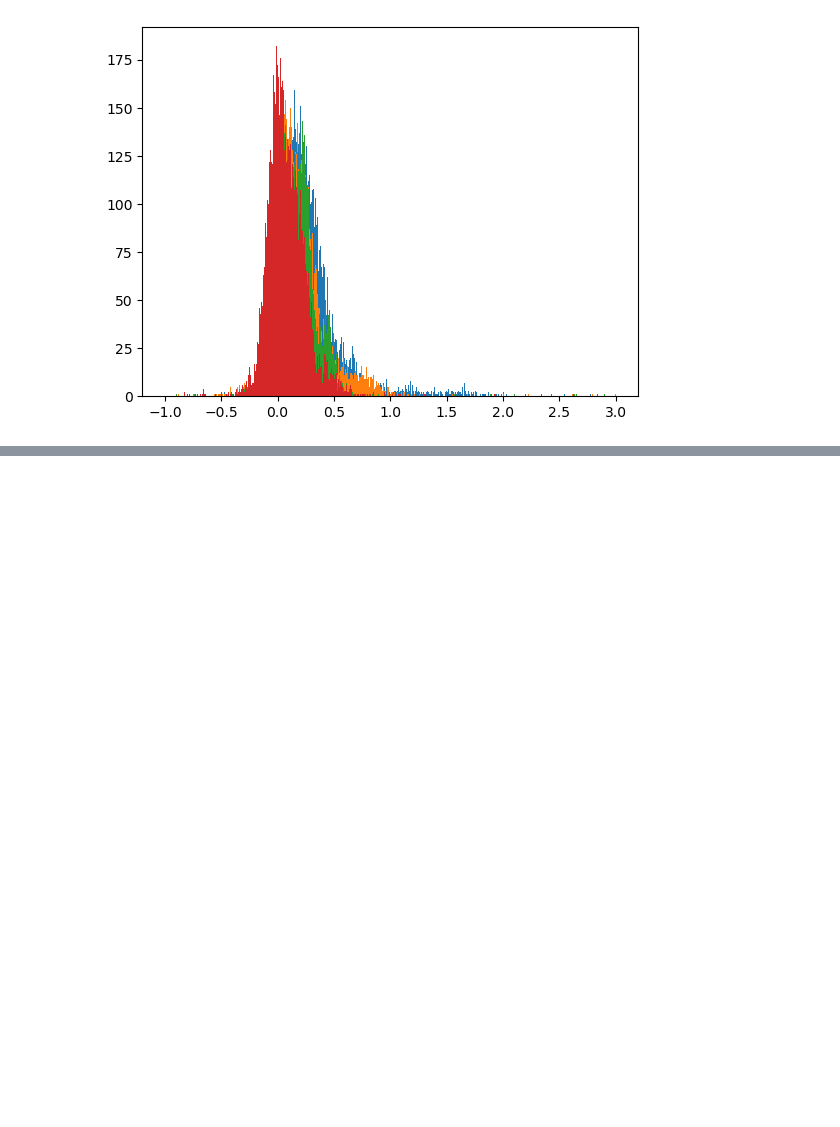
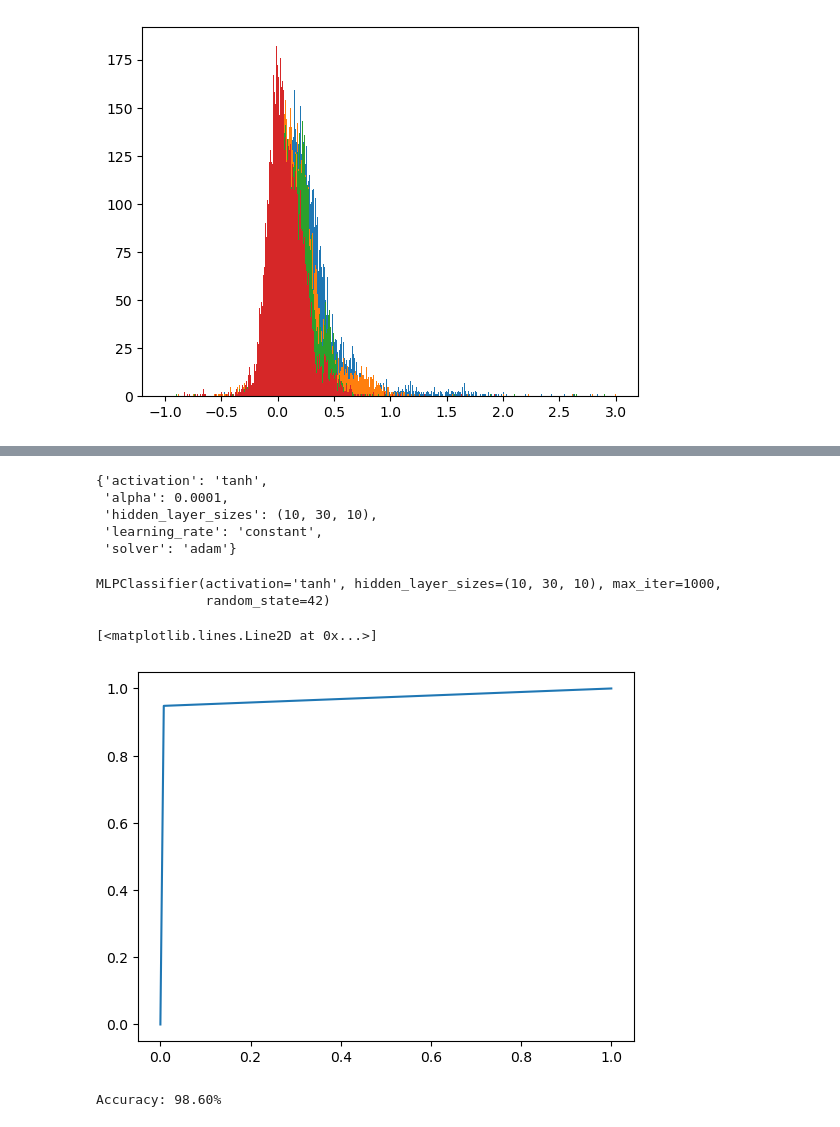
Before and after one commit to Diego-Albano/astrostatistics_bicocca_2025, a Jupyter notebook: working/W19.ipynb, the cells around one changed output, grey strips where cells are left out. Drawn from its saved outputs; the diff is of its cells as text; code cells hidden in the pictures; blank space fills up the shorter version.

```diff
--- a/working/W19.ipynb
+++ b/working/W19.ipynb
@@ -173,0 +255,32 @@ plt.legend()
+# %%
+gs.fit(x_train, y_train)
+gs.best_params_
+#12 minutes
+#l'ho rifatto senza cambiare nulla e l'activation e alpha sono cambiati (?)
+# %% [output]
+{'activation': 'tanh',
+ 'alpha': 0.0001,
+ 'hidden_layer_sizes': (10, 30, 10),
+ 'learning_rate': 'constant',
+ 'solver': 'adam'}
+# %%
+mlp = MLPClassifier(activation="tanh", hidden_layer_sizes=(10, 30, 10), max_iter=1000, alpha=0.0001, learning_rate="constant", solver="adam", random_state=42)
+# %%
+mlp.fit(x_train, y_train)
+# %% [output]
+MLPClassifier(activation='tanh', hidden_layer_sizes=(10, 30, 10), max_iter=1000,
+              random_state=42)
+# %%
+y_pred = mlp.predict(x_validation)
+# %%
+fpr, tpr, thresh = roc_curve(y_validation, y_pred)
+plt.plot(fpr, tpr)
+# %% [output]
+[<matplotlib.lines.Line2D at 0x...>]
+[figure, added]
+# %%
+accuracy = accuracy_score(y_validation, y_pred)
+print(f"Accuracy: {accuracy*100:.2f}%")
+#l'accuratezza è addirittura diminuita (?)
+# %% [output]
+Accuracy: 98.60%
```
Also changed, not shown: parts of 20 cells of this notebook.
